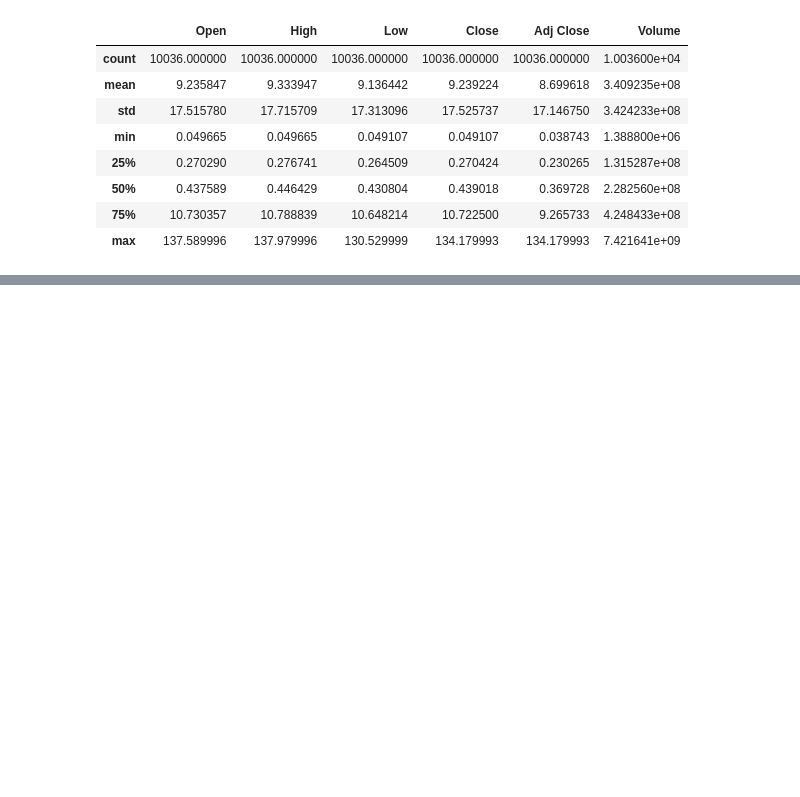
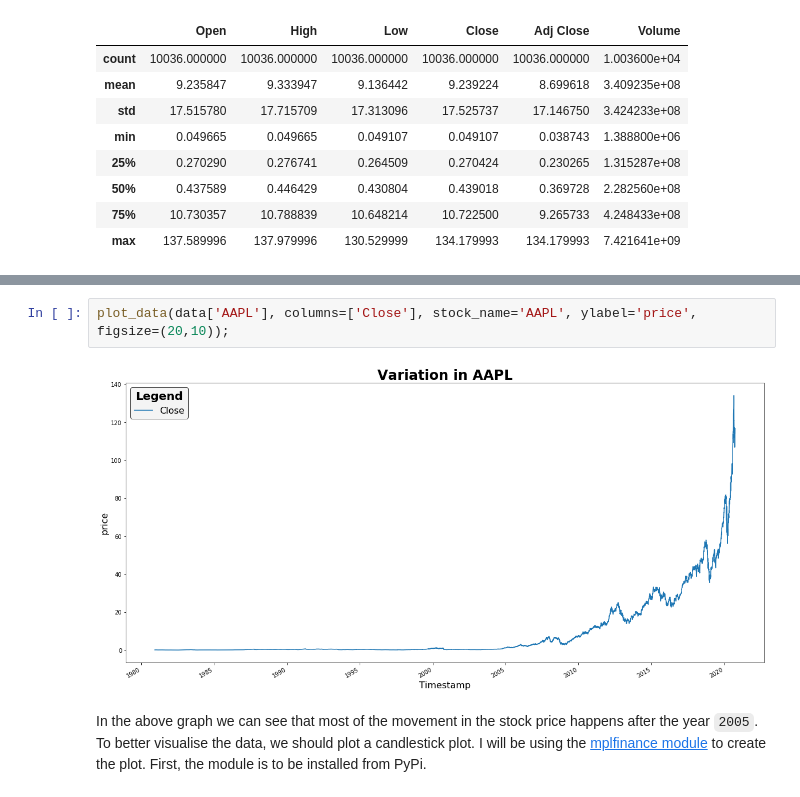
Before and after one commit to radroid/stock-price-predictor, a Jupyter notebook: 1_Exploratory_Data_Analysis.ipynb, the cells around one changed output, grey strips where cells are left out. Saved outputs shown, nothing was run; the diff lists cells and outputs as text; blank space fills up the shorter version.

```diff
--- a/1_Exploratory_Data_Analysis.ipynb
+++ b/1_Exploratory_Data_Analysis.ipynb
@@ -113,0 +197,7 @@ data['']
+# %%
+plot_data(data['AAPL'], columns=['Close'], stock_name='AAPL', ylabel='price', figsize=(20,10));
+# %% [output]
+[figure, added]
+# %% [markdown]
+In the above graph we can see that most of the movement in the stock price happens after the year `2005`.
+To better visualise the data, we should plot a candlestick plot. I will be using the [mplfinance module](https://github.com/matplotlib/mplfinance) to create the plot. First, the module is to be installed from PyPi.
```
Also changed, not shown: parts of 20 cells of this notebook.
